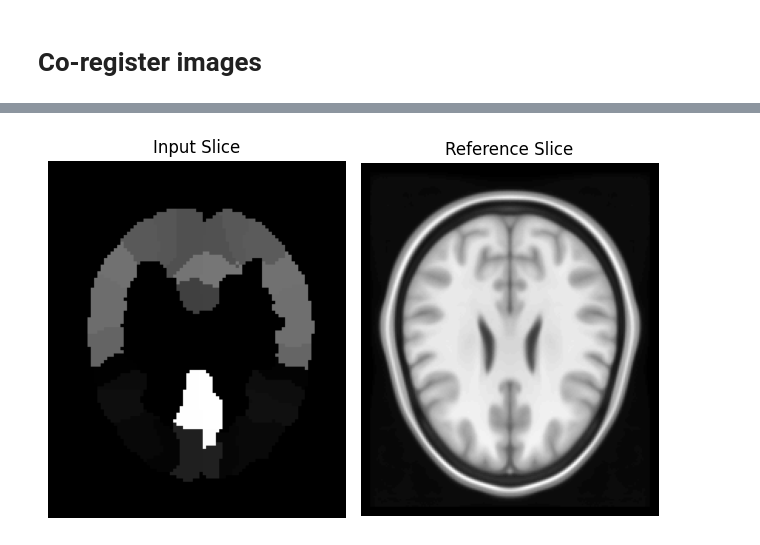
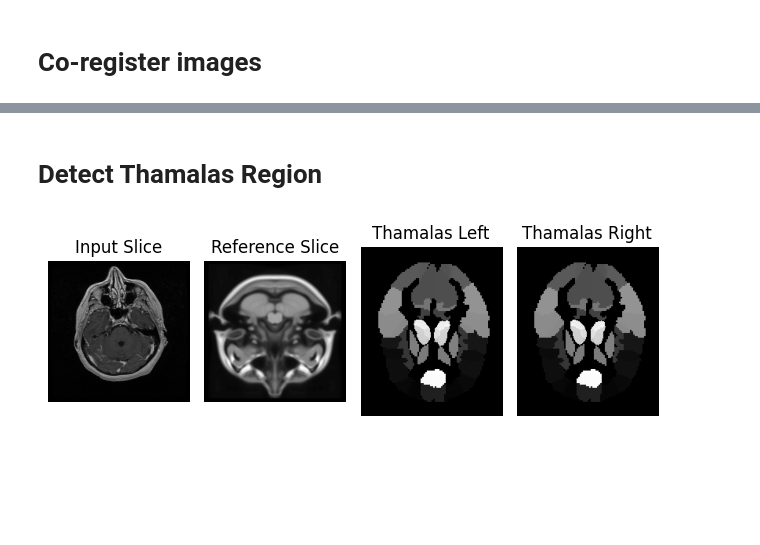
Before and after one commit to claredavies/ImageIndexing, a Jupyter notebook: MedicalImagingProject.ipynb, the cells around one changed output, grey strips where cells are left out. Cells and saved outputs as stored; diff of their text form; code cells hidden in the pictures; blank space fills up the shorter version.

Commit message:
Updated so using more correct file for the brain

```diff
--- a/MedicalImagingProject.ipynb
+++ b/MedicalImagingProject.ipynb
@@ -334,0 +434,17 @@ def coregister_images_landmarks(input_image, reference_image, input_landmarks, r
+# %%
+def resize_to_same(input_images, ref_images):
+  desired_size = (256, 256)  # Adjust as per your requirements
+
+  # Resize the reference images
+  resized_ref_images = []
+  for ref_image in ref_images:
+      resized_image = cv2.resize(ref_image, desired_size)
+      resized_ref_images.append(resized_image)
+
+  # Resize the input images
+  resized_input_images = []
+  for input_image in input_images:
+      resized_image = cv2.resize(input_image, desired_size)
+      resized_input_images.append(resized_image)
+
+  return resized_input_images, resized_ref_images
@@ -335,32 +494,50 @@ def coregister_images_landmarks(input_image, reference_image, input_landmarks, r
+# %% [markdown]
+# Detect Thamalas Region
 # %%
-input_dcm = pydicom.dcmread("AAL3_1mm.dcm")
+[_, input_dcm] = load_dicom_files_from_folder('output/RM_Brain_3D-SPGR')
+_, input_images = rearrange_pixel_arrays(_, input_dcm)
+
 reference_dcm = pydicom.dcmread('icbm_avg_152_t1_tal_nlin_symmetric_VI.dcm')
+ref_images = reference_dcm.pixel_array
+# input_image =input_dcm[100].pixel_array
 
-# Select a specific slice from the pixel data
-input_slice_index = 100  # Adjust this value to the desired slice index
-input_slice_data = input_dcm.pixel_array[input_slice_index]
+input_images, ref_images = resize_to_same(input_images, ref_images)
+coregistered_images = coregistration(input_images, ref_images)
+
+thamalus_dcm = pydicom.dcmread('AAL3_1mm.dcm')
+thamalus_slice_data = thamalus_dcm.pixel_array
 
 # Select a specific slice from the pixel data
 ref_slice_index = 100  # Adjust this value to the desired slice index
 ref_slice_data = reference_dcm.pixel_array[ref_slice_index]
 
 # Create a figure with two subplots
-fig, axs = plt.subplots(1, 2)
+fig, axs = plt.subplots(1, 4)
 
 # Display the input slice in the first subplot
-axs[0].imshow(input_slice_data, cmap=plt.cm.gray)
+axs[0].imshow(input_images[20], cmap=plt.cm.gray)
 axs[0].axis('off')  # Hide the axis ticks
 axs[0].set_title('Input Slice')
 
 # Display the reference slice in the second subplot
-axs[1].imshow(ref_slice_data, cmap=plt.cm.gray)
+axs[1].imshow(ref_images[20], cmap=plt.cm.gray)
 axs[1].axis('off')  # Hide the axis ticks
 axs[1].set_title('Reference Slice')
+
+# Display the reference slice in the second subplot
+axs[2].imshow(thamalus_slice_data[81], cmap=plt.cm.gray)
+axs[2].axis('off')  # Hide the axis ticks
+axs[2].set_title('Thamalas Left')
+
+# Display the reference slice in the second subplot
+axs[3].imshow(thamalus_slice_data[82], cmap=plt.cm.gray)
+axs[3].axis('off')  # Hide the axis ticks
+axs[3].set_title('Thamalas Right')
 
 # Adjust the spacing between subplots
 fig.tight_layout()
 
 # Show the figure
 plt.show()
 # %% [output]
-[figure, old version]
+[figure, new version]
```
Also changed, not shown: parts of 27 cells of this notebook.
